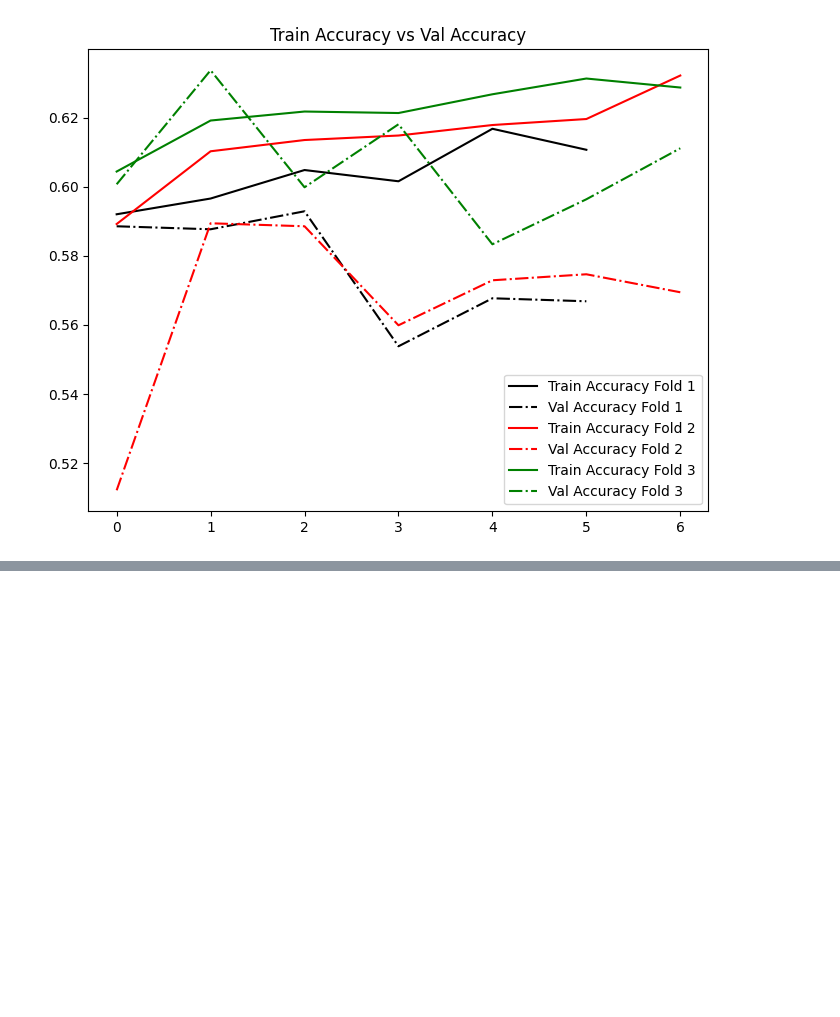
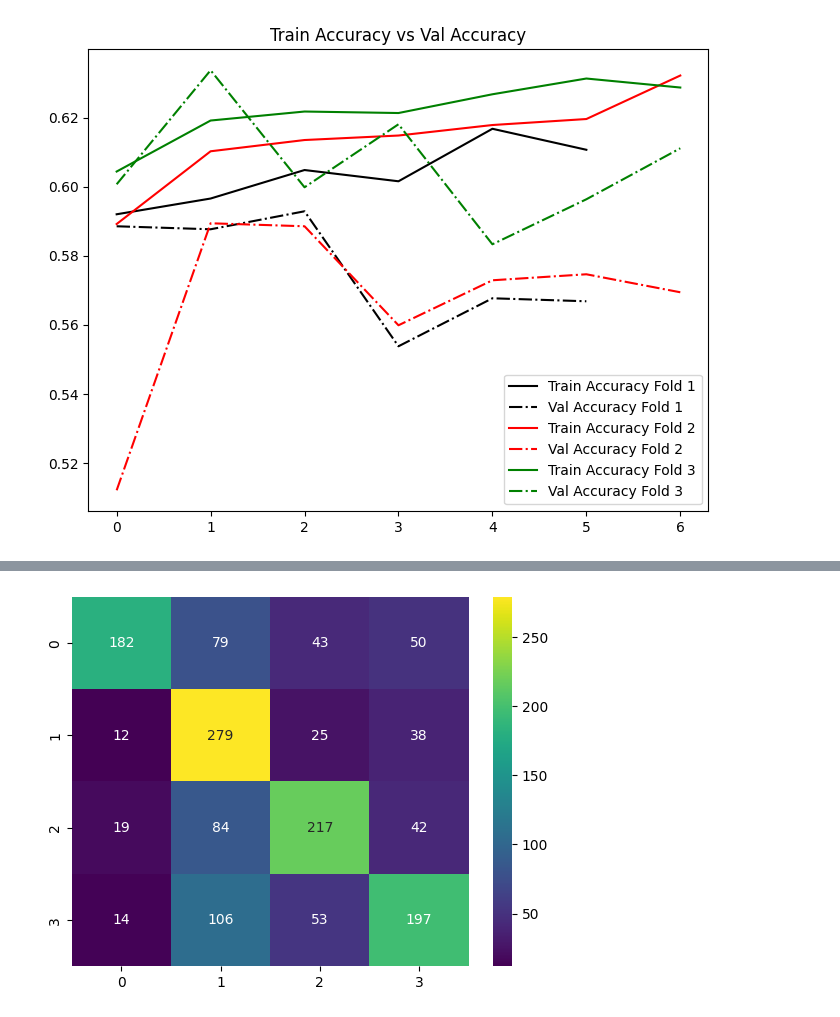
Before and after one commit to fauziahreza/Alzheimer-Classification-with-CNN-SVM, a Jupyter notebook: Notebook/Skenario/Skenario4_CNN_DenseNet121.ipynb, the cells around one changed output, grey strips where cells are left out. Drawn from its saved outputs; the diff is of its cells as text; code cells hidden in the pictures; blank space fills up the shorter version.

```diff
--- a/Notebook/Skenario/Skenario4_CNN_DenseNet121.ipynb
+++ b/Notebook/Skenario/Skenario4_CNN_DenseNet121.ipynb
@@ -498,3 +498,6 @@ plt.show()
 fig.savefig(r'D:\Users\RESA\Coding\Evaluasi\TrainAccuracy_vs_ValAccuracy_DenseNet121.png')
 # %% [output]
 [figure]
+# %%
+y_preds =  model.predict(X_test)
+y_preds
@@ -500,0 +512,3 @@ fig.savefig(r'D:\Users\RESA\Coding\Evaluasi\TrainAccuracy_vs_ValAccuracy_DenseNe
+# %%
+y_preds_arg = np.argmax(y_preds,axis=1)
+y_preds_arg
@@ -500,0 +517,3 @@ fig.savefig(r'D:\Users\RESA\Coding\Evaluasi\TrainAccuracy_vs_ValAccuracy_DenseNe
+# %%
+asd = np.argmax(Y_test, axis=1)
+asd
@@ -500,0 +542,9 @@ fig.savefig(r'D:\Users\RESA\Coding\Evaluasi\TrainAccuracy_vs_ValAccuracy_DenseNe
+# %%
+def draw_confusion_matrix(true,preds):
+    conf_matx = confusion_matrix(true, preds)
+    sns.heatmap(conf_matx, annot=True,fmt='g', cmap="viridis")
+    plt.show()
+# %%
+draw_confusion_matrix(asd,y_preds_arg)
+# %% [output]
+[figure, added]
```
Also changed, not shown: parts of 5 cells of this notebook.
